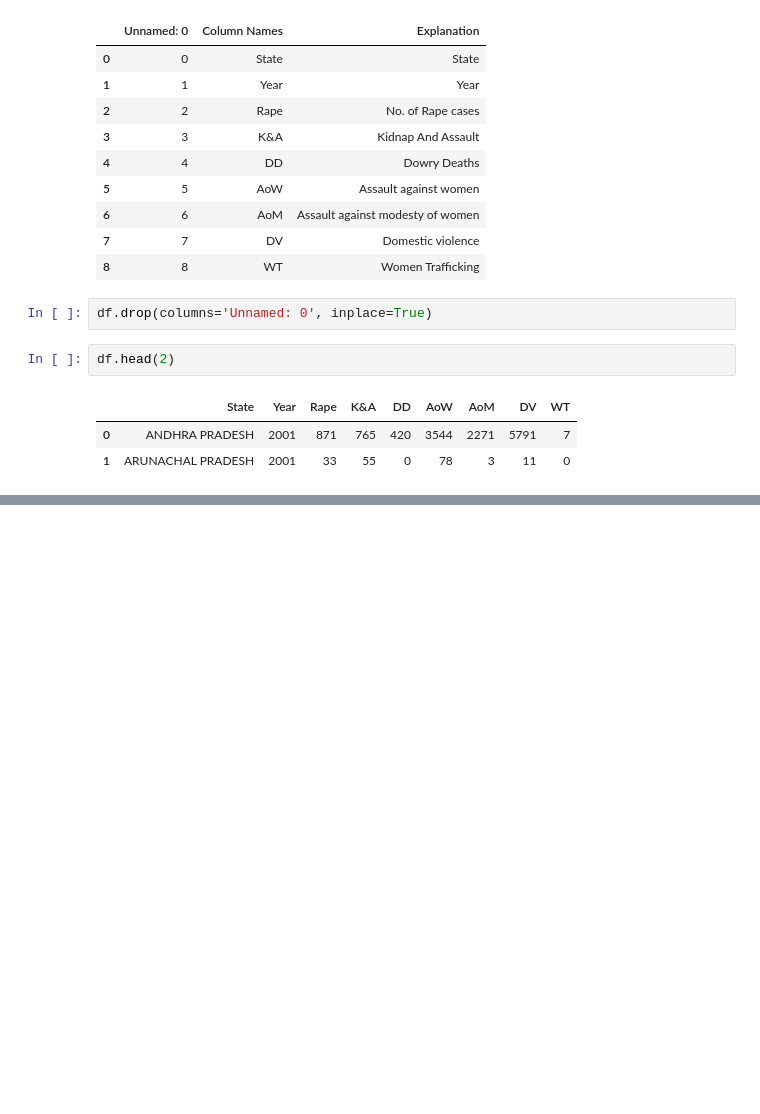
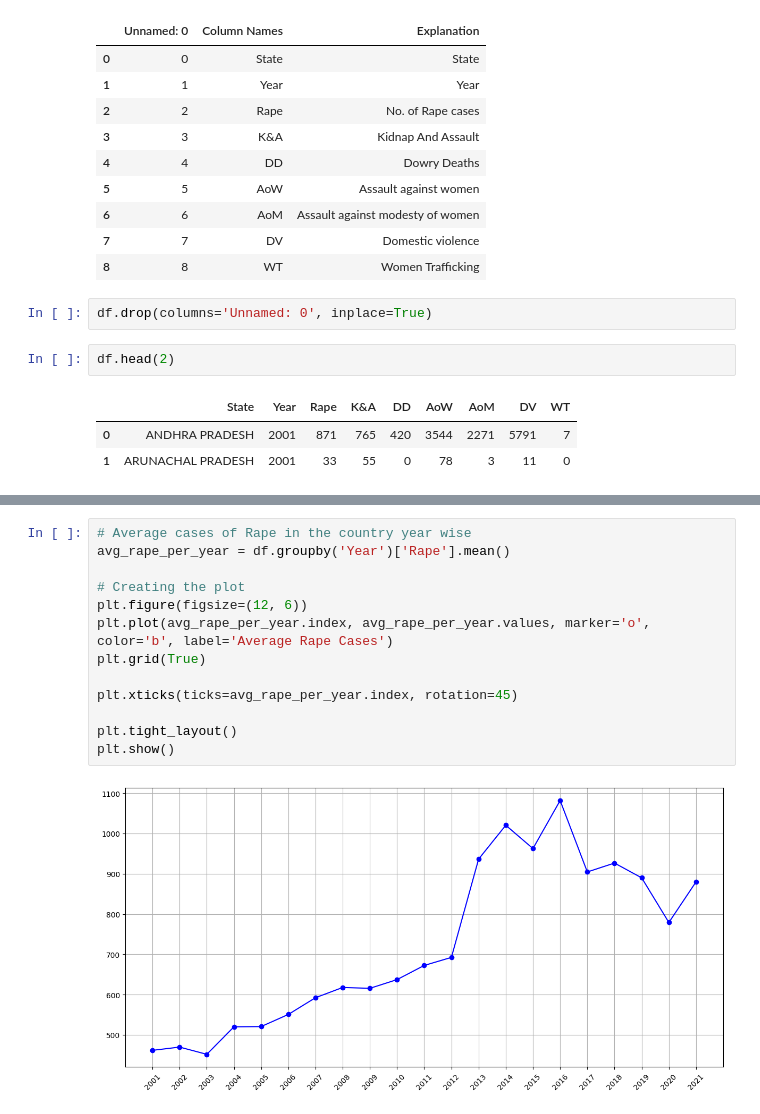
Before and after one commit to pain459/LP, a Jupyter notebook: projects/data_analysis_projects/crimes_against_women/workbook.ipynb, the cells around one changed output, grey strips where cells are left out. Saved outputs shown, nothing was run; the diff lists cells and outputs as text; blank space fills up the shorter version.

```diff
--- a/projects/data_analysis_projects/crimes_against_women/workbook.ipynb
+++ b/projects/data_analysis_projects/crimes_against_women/workbook.ipynb
@@ -48,0 +103,15 @@ df.describe()
+# %%
+# Average cases of Rape in the country year wise
+avg_rape_per_year = df.groupby('Year')['Rape'].mean()
+
+# Creating the plot
+plt.figure(figsize=(12, 6))
+plt.plot(avg_rape_per_year.index, avg_rape_per_year.values, marker='o', color='b', label='Average Rape Cases')
+plt.grid(True)
+
+plt.xticks(ticks=avg_rape_per_year.index, rotation=45)
+
+plt.tight_layout()
+plt.show()
+# %% [output]
+[figure, added]
```
Also changed, not shown: parts of 9 cells of this notebook.
